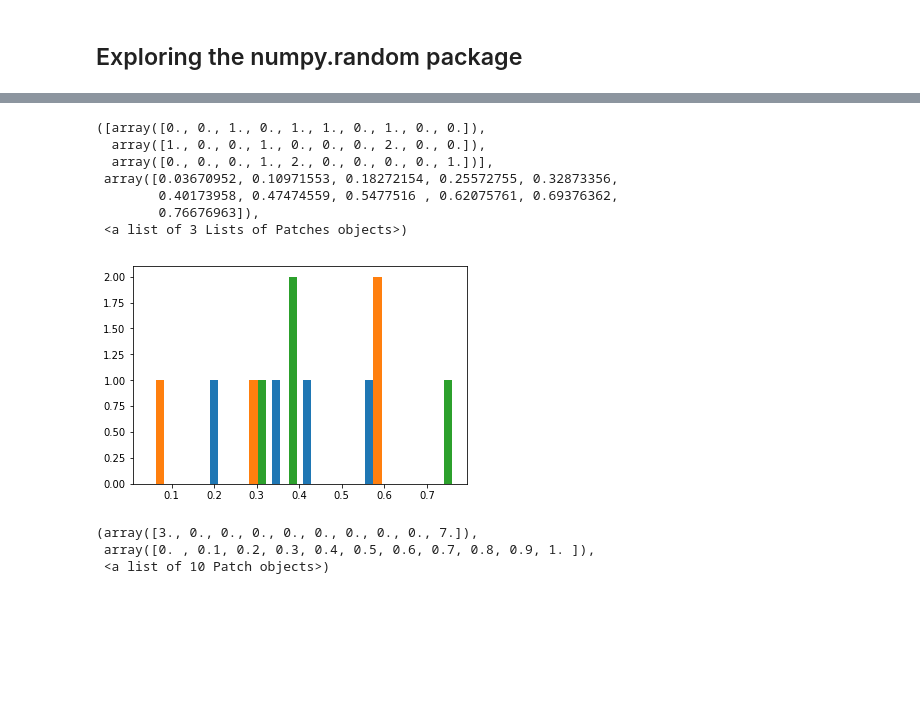
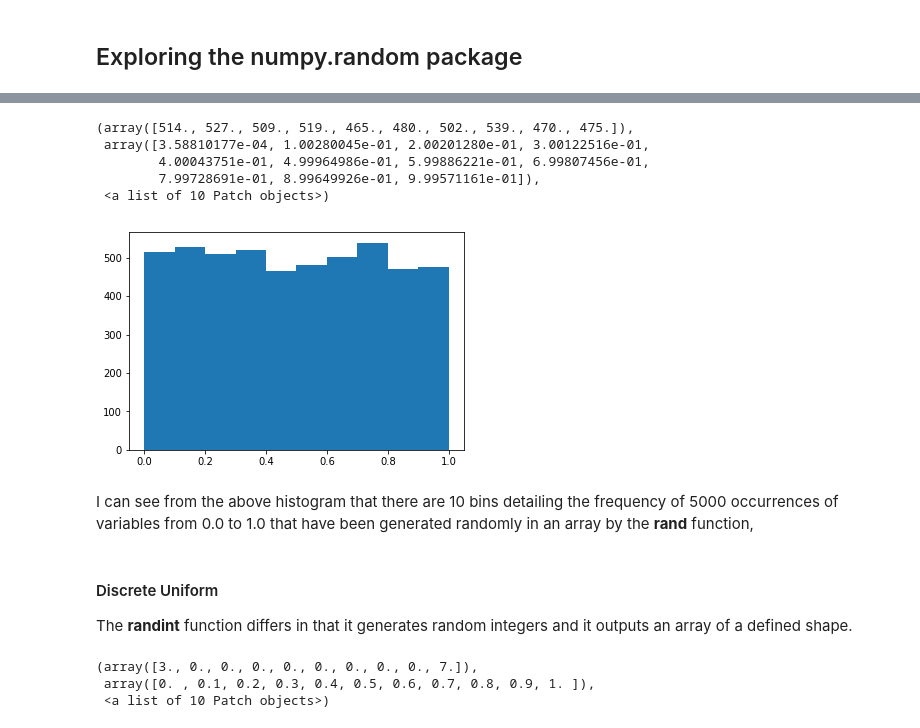
Before and after one commit to AideenByrne/ProgrammingforDA-assignment, a Jupyter notebook: Programming for Data Analysis Assignment.ipynb, the cells around one changed output, grey strips where cells are left out. Cells and saved outputs as stored; diff of their text form; code cells hidden in the pictures; blank space fills up the shorter version.

Commit message:
Added more code and plots for distributions

```diff
--- a/Programming for Data Analysis Assignment.ipynb
+++ b/Programming for Data Analysis Assignment.ipynb
@@ -27,18 +27,21 @@ I decided to try this out for myself -
 # %%
 import numpy as np
 import matplotlib.pyplot as plt
 import seaborn as sns
-x = np.random.rand(4,3)
+x = np.random.rand(5000)
 plt.hist(x)
 # %% [output]
-([array([0., 0., 1., 0., 1., 1., 0., 1., 0., 0.]),
-  array([1., 0., 0., 1., 0., 0., 0., 2., 0., 0.]),
-  array([0., 0., 0., 1., 2., 0., 0., 0., 0., 1.])],
- array([0.03670952, 0.10971553, 0.18272154, 0.25572755, 0.32873356,
-        0.40173958, 0.47474559, 0.5477516 , 0.62075761, 0.69376362,
-        0.76676963]),
- <a list of 3 Lists of Patches objects>)
+(array([514., 527., 509., 519., 465., 480., 502., 539., 470., 475.]),
+ array([3.58810177e-04, 1.00280045e-01, 2.00201280e-01, 3.00122516e-01,
+        4.00043751e-01, 4.99964986e-01, 5.99886221e-01, 6.99807456e-01,
+        7.99728691e-01, 8.99649926e-01, 9.99571161e-01]),
+ <a list of 10 Patch objects>)
-[figure, old version]
+[figure, new version]
+# %% [markdown]
+I can see from the above histogram that there are 10 bins detailing the frequency of 5000 occurrences of variables from 0.0 to 1.0 that have been generated randomly in an array by the **rand** function,
+# %% [markdown]
+#### Discrete Uniform
+The **randint** function differs in that it generates random integers and it outputs an array of a defined shape.
 # %%
 x = np.random.randint(2, size=10)
 plt.hist(x)
```
Also changed, not shown: parts of 8 cells of this notebook.
